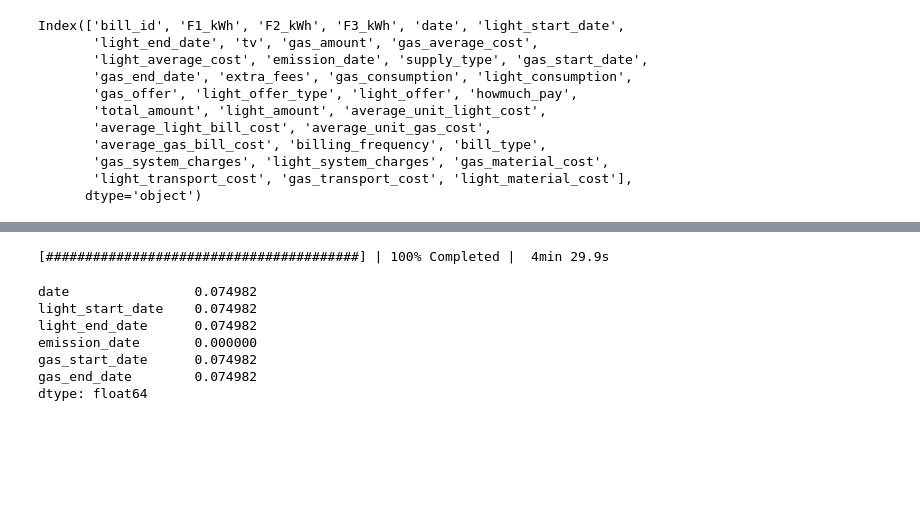
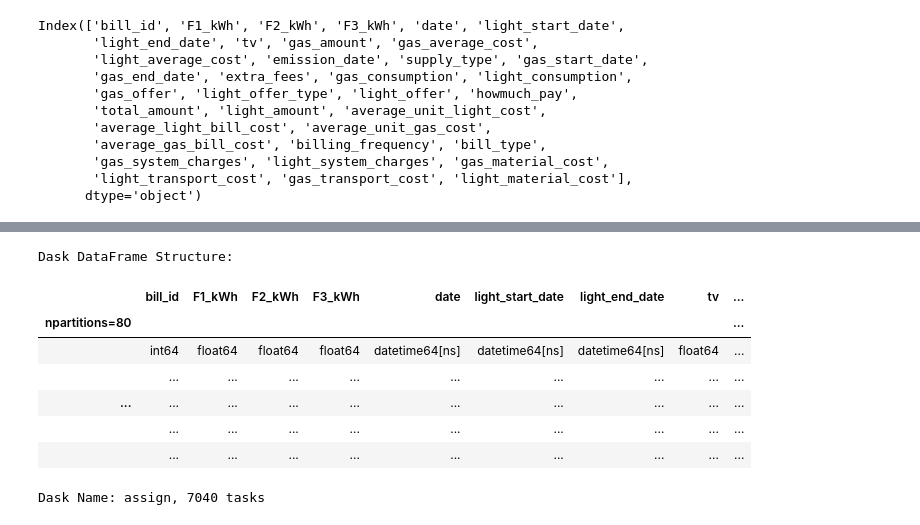
Before and after one commit to DSolerte/DataAnalysis_DaskProject, a Jupyter notebook: Trigiante_Solerte.ipynb, the cells around one changed output, grey strips where cells are left out. Saved outputs shown, nothing was run; the diff lists cells and outputs as text; code cells hidden in the pictures; blank space fills up the shorter version.

```diff
--- a/Trigiante_Solerte.ipynb
+++ b/Trigiante_Solerte.ipynb
@@ -525,6 +536,6 @@ replace invoices.csv? [y]es, [n]o, [A]ll, [N]one, [r]ename:
 # %%
-dtypes= {
-        'F1_kWh': float,
+correctTypes= {
+    'F1_kWh': float,
     'F2_kWh': float,
     'F3_kWh': float,
     'average_gas_bill_cost': float,
@@ -534,27 +545,27 @@ dtypes= {
     'bill_id': int ,
     'bill_type': str,
     'billing_frequency': str,
-    'date': str,
-    'emission_date': str,
+    'date': 'datetime',
+    'emission_date': 'datetime',
     'extra_fees': float,
     'gas_amount': float,
     'gas_average_cost': float,
     'gas_consumption': float,
-    'gas_end_date': str,
+    'gas_end_date': 'datetime',
     'gas_material_cost': float,
     'gas_offer': float,
-    'gas_start_date': str,
+    'gas_start_date': 'datetime',
     'gas_system_charges': float,
     'gas_transport_cost': float,
     'howmuch_pay': float,
     'light_amount': float,
     'light_average_cost': float,
     'light_consumption': float,
-    'light_end_date': str,
+    'light_end_date': 'datetime',
     'light_material_cost': float,
     'light_offer': str,
     'light_offer_type': str,
-    'light_start_date': str,
+    'light_start_date': 'datetime',
     'light_system_charges': float,
     'light_transport_cost': float,
     'supply_type': str,
@@ -654,0 +610,4 @@ Name: tv, dtype: float64
+# %%
+mismatchedTypes = myBase.find_mismatched_dtypes()
+mismatchedTypesCorrect = myBase.assign_custom_types(mismatchedTypes, correctTypes)
+mismatchedTypesCorrect
@@ -681,16 +657,0 @@ myBase.change_date_time_format(columns=['date', 'light_start_date', 'light_end_d
-# %%
-columnsDate=['date', 'light_start_date', 'light_end_date', 'emission_date', 'gas_start_date', 'gas_end_date']
-missing_value_dates = invoices[columnsDate].isna().sum()
-
-with ProgressBar():
-  percent_missing_dates = ((missing_value_dates / invoices.index.size) * 100).compute()
-percent_missing_dates
-# %% [output]
-[########################################] | 100% Completed |  4min 29.9s
-date                0.074982
-light_start_date    0.074982
-light_end_date      0.074982
-emission_date       0.000000
-gas_start_date      0.074982
-gas_end_date        0.074982
-dtype: float64
@@ -699,0 +697,12 @@ invoices['date'].head()
+# %%
+myBase.cast_columns_types(mismatchedTypesCorrect)
+# %% [output]
+Dask DataFrame Structure:
+|  | bill_id | F1_kWh | F2_kWh | F3_kWh | date | light_start_date | light_end_date | tv | ... |
+| npartitions=80 |  |  |  |  |  |  |  |  | ... |
+|  | int64 | float64 | float64 | float64 | datetime64[ns] | datetime64[ns] | datetime64[ns] | float64 | ... |
+|  | ... | ... | ... | ... | ... | ... | ... | ... | ... |
+| ... | ... | ... | ... | ... | ... | ... | ... | ... | ... |
+|  | ... | ... | ... | ... | ... | ... | ... | ... | ... |
+|  | ... | ... | ... | ... | ... | ... | ... | ... | ... |
+Dask Name: assign, 7040 tasks
```
Also changed, not shown: parts of 17 cells of this notebook.
